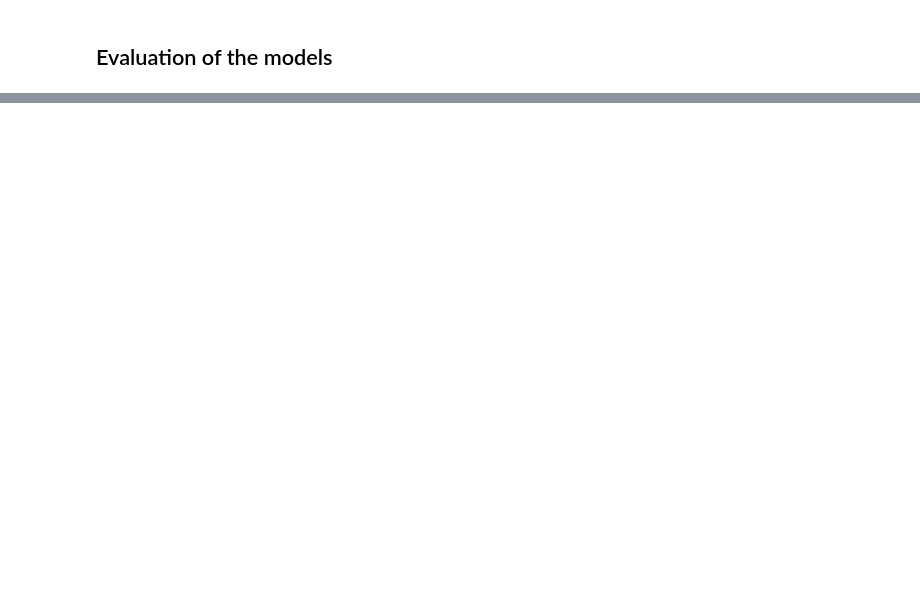
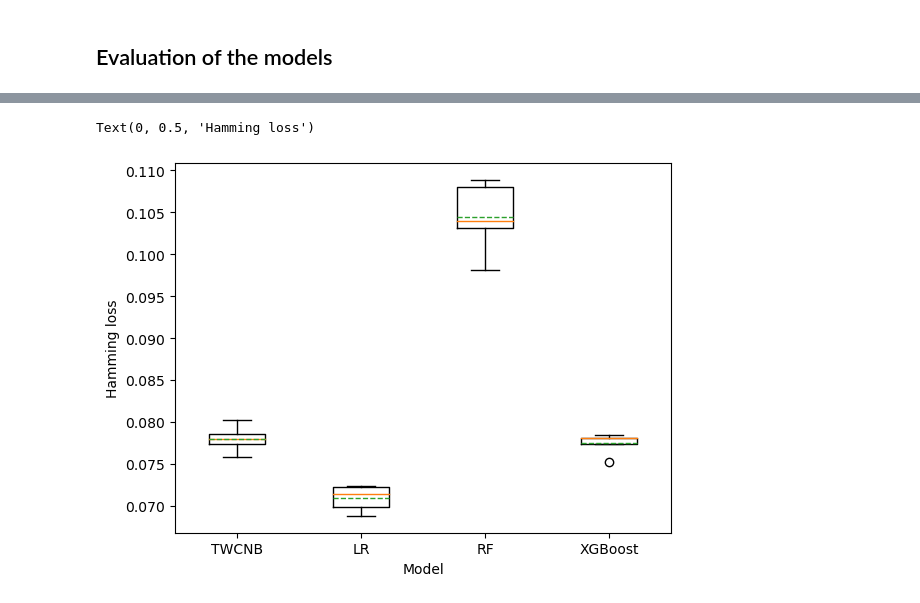
Before and after one commit to radovic/automatic-book-genre-classification, a Jupyter notebook: code/classification.ipynb, the cells around one changed output, grey strips where cells are left out. Drawn from its saved outputs; the diff is of its cells as text; code cells hidden in the pictures; blank space fills up the shorter version.

```diff
--- a/code/classification.ipynb
+++ b/code/classification.ipynb
@@ -305,12 +318,15 @@ ax.set_ylabel("Accuracy")
 # %%
-models_scores_hamming = {'Multinomial naive Bayes': mnb_scores['test_Hamming loss'],
-                         'Logistic regression': lr_scores['test_Hamming loss'],
-                         'Random forest': nrf_scores['test_Hamming loss'],
+models_scores_hamming = {'TWCNB': mnb_scores['test_Hamming loss'],
+                         'LR': lr_scores['test_Hamming loss'],
+                         'RF': rf_scores['test_Hamming loss'],
                          'XGBoost' : xgboost_scores['test_Hamming loss']
                         }
 
 fig, ax = plt.subplots()
 ax.boxplot(models_scores_hamming.values(), showmeans=True, meanline = True)
 ax.set_xticklabels(models_scores_hamming.keys())
 ax.set_xlabel("Model")
 ax.set_ylabel("Hamming loss")
+# %% [output]
+Text(0, 0.5, 'Hamming loss')
+[figure, added]
```
Also changed, not shown: parts of 13 cells of this notebook, 1 other file.
